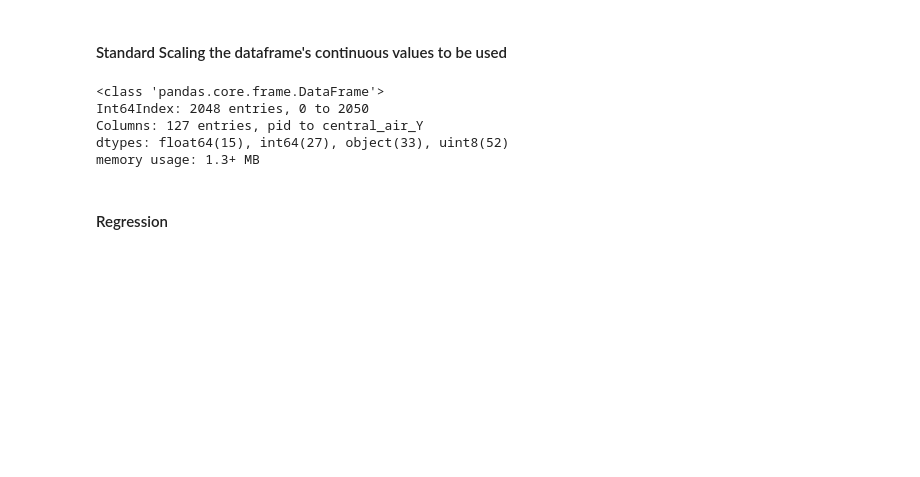
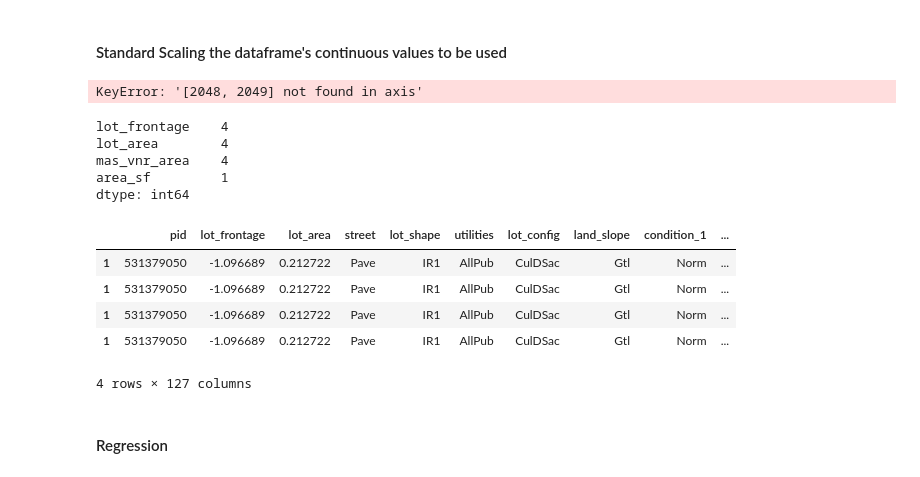
Before and after one commit to sabaiitj/Ames-Housing-Data, a Jupyter notebook: Saba_project_2_EDA.ipynb, the cells around one changed output. Saved outputs shown, nothing was run; the diff lists cells and outputs as text; code cells hidden in the pictures; blank space fills up the shorter version.

```diff
--- a/Saba_project_2.ipynb
+++ b/Saba_project_2_EDA.ipynb
@@ -2139,15 +2139,28 @@ col_tbu_model= continuous_tbu+ordinal_tbu+discrete_tbu+nominal_withdummies_tbu
 # %%
 from sklearn.preprocessing import StandardScaler
 # %%
-df[continuous_tbu]=pd.DataFrame(StandardScaler().fit_transform(df[continuous_tbu]), columns=df[continuous_tbu].columns)
+df[continuous]=pd.DataFrame(StandardScaler().fit_transform(df[continuous]), columns=df[continuous].columns)
+# %%
+df.drop(index=[2048,2049],inplace=True)
+# %% [output]
+KeyError: '[2048, 2049] not found in axis'
 # %%
-df.info()
+df[continuous_tbu].isnull().sum()
 # %% [output]
-<class 'pandas.core.frame.DataFrame'>
-Int64Index: 2048 entries, 0 to 2050
-Columns: 127 entries, pid to central_air_Y
-dtypes: float64(15), int64(27), object(33), uint8(52)
-memory usage: 1.3+ MB
+lot_frontage    4
+lot_area        4
+mas_vnr_area    4
+area_sf         1
+dtype: int64
+# %%
+df.loc[df[continuous_tbu].isnull().sum()]
+# %% [output]
+|  | pid | lot_frontage | lot_area | street | lot_shape | utilities | lot_config | land_slope | condition_1 | ... |
+| 1 | 531379050 | -1.096689 | 0.212722 | Pave | IR1 | AllPub | CulDSac | Gtl | Norm | ... |
+| 1 | 531379050 | -1.096689 | 0.212722 | Pave | IR1 | AllPub | CulDSac | Gtl | Norm | ... |
+| 1 | 531379050 | -1.096689 | 0.212722 | Pave | IR1 | AllPub | CulDSac | Gtl | Norm | ... |
+| 1 | 531379050 | -1.096689 | 0.212722 | Pave | IR1 | AllPub | CulDSac | Gtl | Norm | ... |
+4 rows × 127 columns
 # %% [markdown]
 #### Regression
 # %%
```
Also changed, not shown: parts of 4 cells of this notebook, 3 other files.
